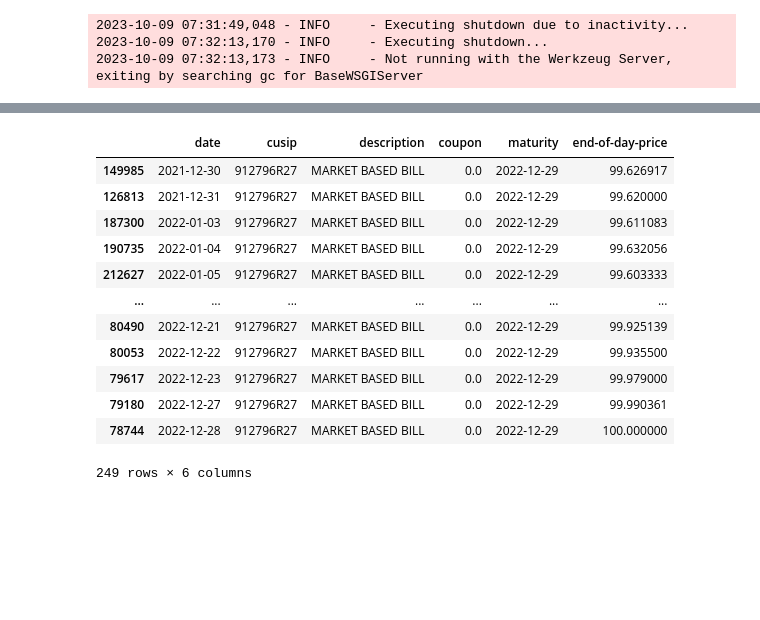
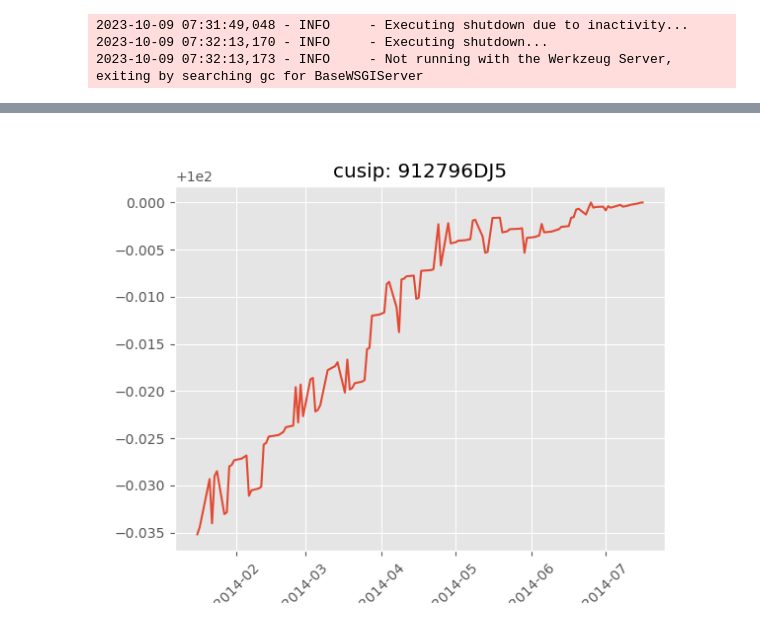
Before and after one commit to mettinger/python, a Jupyter notebook: bonds/treasuries.ipynb, the cells around one changed output, grey strips where cells are left out. Saved outputs shown, nothing was run; the diff lists cells and outputs as text; code cells hidden in the pictures; blank space fills up the shorter version.

```diff
--- a/bonds/treasuries.ipynb
+++ b/bonds/treasuries.ipynb
@@ -92,22 +92,14 @@ cusipList
 # %%
 # find data for given CUSIP
 
-cusip = '912796R27'
+cusip = '912796DJ5'
 
 thisTreasury = df[df['cusip'] == cusip].sort_values('date')
-thisTreasury
-#dtale.show(thisTreasury)
+
+plt.figure()
+plt.plot(thisTreasury['date'],thisTreasury['end-of-day-price'].to_numpy())
+plt.xticks(rotation=45)
+plt.title("cusip: " + cusip)
+plt.show()
 # %% [output]
-|  | date | cusip | description | coupon | maturity | end-of-day-price |
-| 149985 | 2021-12-30 | 912796R27 | MARKET BASED BILL | 0.0 | 2022-12-29 | 99.626917 |
-| 126813 | 2021-12-31 | 912796R27 | MARKET BASED BILL | 0.0 | 2022-12-29 | 99.620000 |
-| 187300 | 2022-01-03 | 912796R27 | MARKET BASED BILL | 0.0 | 2022-12-29 | 99.611083 |
-| 190735 | 2022-01-04 | 912796R27 | MARKET BASED BILL | 0.0 | 2022-12-29 | 99.632056 |
-| 212627 | 2022-01-05 | 912796R27 | MARKET BASED BILL | 0.0 | 2022-12-29 | 99.603333 |
-| ... | ... | ... | ... | ... | ... | ... |
-| 80490 | 2022-12-21 | 912796R27 | MARKET BASED BILL | 0.0 | 2022-12-29 | 99.925139 |
-| 80053 | 2022-12-22 | 912796R27 | MARKET BASED BILL | 0.0 | 2022-12-29 | 99.935500 |
-| 79617 | 2022-12-23 | 912796R27 | MARKET BASED BILL | 0.0 | 2022-12-29 | 99.979000 |
-| 79180 | 2022-12-27 | 912796R27 | MARKET BASED BILL | 0.0 | 2022-12-29 | 99.990361 |
-| 78744 | 2022-12-28 | 912796R27 | MARKET BASED BILL | 0.0 | 2022-12-29 | 100.000000 |
-249 rows × 6 columns
+[figure, added]
```
Also changed, not shown: parts of 5 cells of this notebook, 7 other files.
